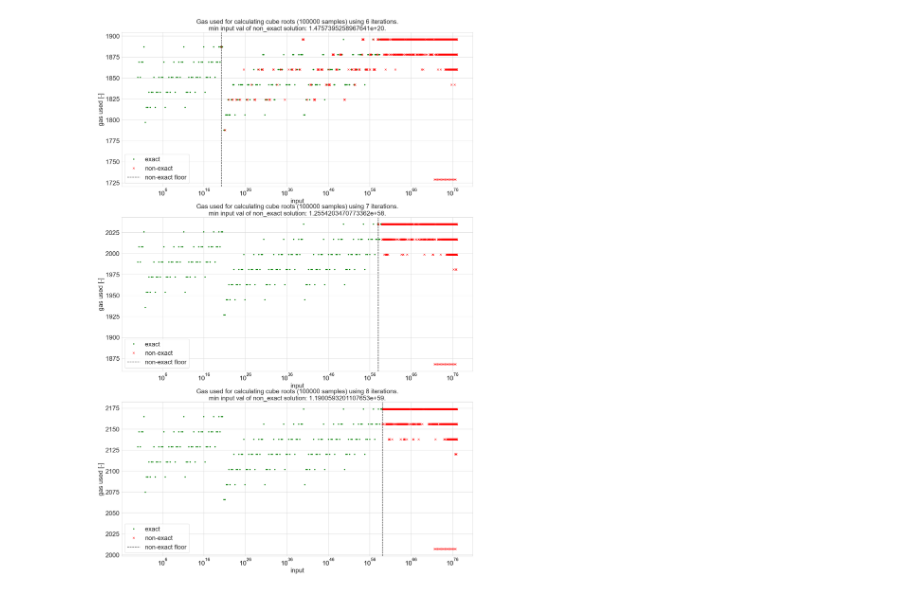
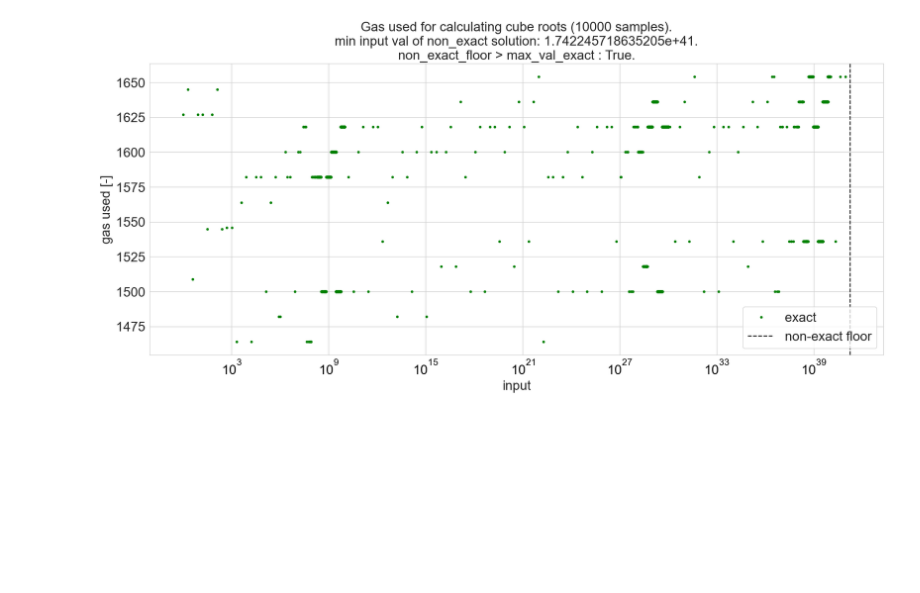
Before and after one commit to curvefi/tricrypto-ng, a Jupyter notebook: scripts/notebooks/cbrt_analysis.ipynb, the cells around one changed output. Cells and saved outputs as stored; diff of their text form; code cells hidden in the pictures; blank space fills up the shorter version.

Commit message:
feat: cbrt tests, updated gas analysis

```diff
--- a/scripts/notebooks/cbrt_analysis.ipynb
+++ b/scripts/notebooks/cbrt_analysis.ipynb
@@ -17,48 +17,54 @@ import warnings
 
 warnings.simplefilter(action="ignore", category=SettingWithCopyWarning)
 # %%
-fig, ax = plt.subplots(3,1, figsize=(20, 30))
+fig, ax = plt.subplots(1,1, figsize=(20, 8))
 
-c = 0
-for i in [6, 7, 8]:
+data = pd.read_csv(f"../../data/cbrt_analysis.csv")
+data["input"] = data["input"].apply(lambda x: mpz(x))
+data["cbrt_ideal"] = data["cbrt_ideal"].apply(lambda x: mpz(x))
+data["cbrt_implementation"] = data["cbrt_implementation"].apply(lambda x: mpz(x))
+data["diff_ideal_impl"] = data["cbrt_ideal"] - data["cbrt_implementation"]
+data["abs_diff_ideal_impl"] = data["diff_ideal_impl"].abs()
 
-    data = pd.read_csv(f"../../data/cbrt_analysis_{i}iter.csv")
-    data["input"] = data["input"].apply(lambda x: mpz(x))
-    data["cbrt_ideal"] = data["cbrt_ideal"].apply(lambda x: mpz(x))
-    data["cbrt_implementation"] = data["cbrt_implementation"].apply(lambda x: mpz(x))
-    data["diff_ideal_impl"] = data["cbrt_ideal"] - data["cbrt_implementation"]
+ax.plot(
+    data[data.diff_ideal_impl == 0].input,
+    data[data.diff_ideal_impl == 0].gasused,
+    '.',
+    color="green",
+    label="exact"
+)
 
-    ax[c].plot(
-        data[data.diff_ideal_impl == 0].input,
-        data[data.diff_ideal_impl == 0].gasused,
-        '.',
-        color="green",
-        label="exact"
-    )
-    ax[c].plot(
-        data[data.diff_ideal_impl != 0].input,
-        data[data.diff_ideal_impl != 0].gasused,
+# also plot errors for numbers within range:
+max_val_exact = data[data.diff_ideal_impl == 0].input.max()
+non_exact_floor = float(data[(data.diff_ideal_impl != 0)].input.min())
+reverts_val_lt_exact = data[(data.cbrt_implementation == -1) & (data.input < max_val_exact)]
+
+good_range = non_exact_floor > max_val_exact
+
+# non_exact_floor should be higher than max_val_exact always
+
+if not reverts_val_lt_exact.empty:
+
+    ax.plot(
+        reverts_val_lt_exact.input,
+        reverts_val_lt_exact.gasused,
         'x',
         color="red",
-        label="non-exact"
+        label="reverts"
     )
 
-    non_exact_floor = float(data[(data.diff_ideal_impl != 0)].input.min())
-
-    ax[c].axvline(x=non_exact_floor, color="black", linestyle="--", label="non-exact floor")
-
-    ax[c].set_xlabel("input", fontsize=20)
-    ax[c].set_ylabel("gas used [-]", fontsize=20)
-    ax[c].tick_params(axis='both', which='major', labelsize=20)
-    ax[c].tick_params(axis='x', which='major', colors='black');
-    ax[c].set_xscale("log")
-    ax[c].legend(fontsize=20)
-    ax[c].set_title(
-        f"Gas used for calculating cube roots ({data.shape[0]} samples) using {i} iterations.\n"
-        f"min input val of non_exact solution: {non_exact_floor}.",
-        fontsize=20
-    );
-
-    c+=1
+ax.axvline(x=non_exact_floor, color="black", linestyle="--", label="non-exact floor")
+ax.set_xlabel("input", fontsize=20)
+ax.set_ylabel("gas used [-]", fontsize=20)
+ax.tick_params(axis='both', which='major', labelsize=20)
+ax.tick_params(axis='x', which='major', colors='black');
+ax.set_xscale("log")
+ax.legend(fontsize=20)
+ax.set_title(
+    f"Gas used for calculating cube roots ({data.shape[0]} samples).\n"
+    f"min input val of non_exact solution: {non_exact_floor}.\n"
+    f"non_exact_floor > max_val_exact : {good_range}.",
+    fontsize=20
+);
 # %% [output]
-[figure, old version]
+[figure, new version]
```
Also changed, not shown: parts of 8 cells of this notebook, 7 other files.
